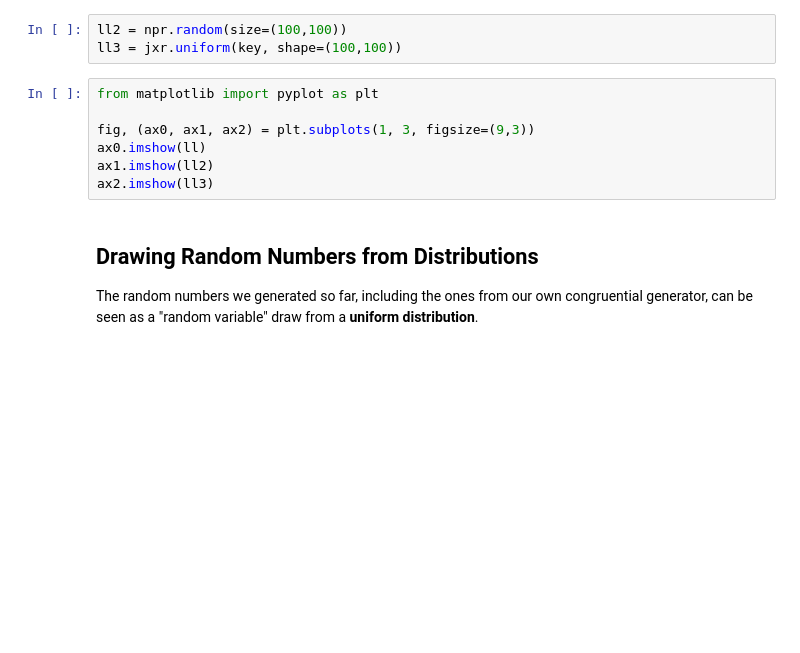
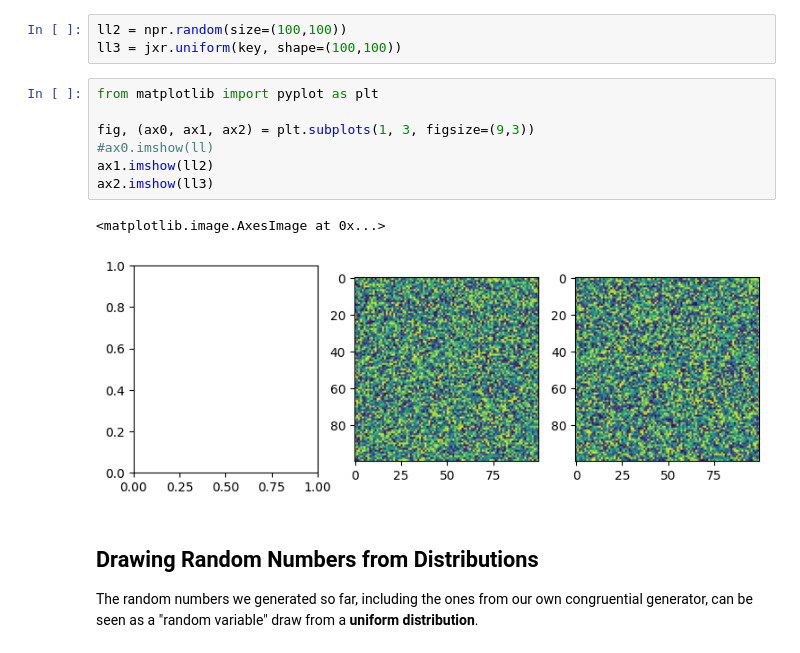
Before and after one commit to jaknepler/phys305, a Jupyter notebook: docs/18/notes.ipynb, the cells around one changed output. Saved outputs shown, nothing was run; the diff lists cells and outputs as text; blank space fills up the shorter version.

```diff
--- a/docs/18/notes.ipynb
+++ b/docs/18/notes.ipynb
@@ -168,10 +216,13 @@ ll3 = jxr.uniform(key, shape=(100,100))
 # %%
 from matplotlib import pyplot as plt
 
 fig, (ax0, ax1, ax2) = plt.subplots(1, 3, figsize=(9,3))
-ax0.imshow(ll)
+#ax0.imshow(ll)
 ax1.imshow(ll2)
 ax2.imshow(ll3)
+# %% [output]
+<matplotlib.image.AxesImage at 0x...>
+[figure, added]
 # %% [markdown]
 ## Drawing Random Numbers from Distributions
 
```
Also changed, not shown: parts of 24 cells of this notebook, 1 other file.
